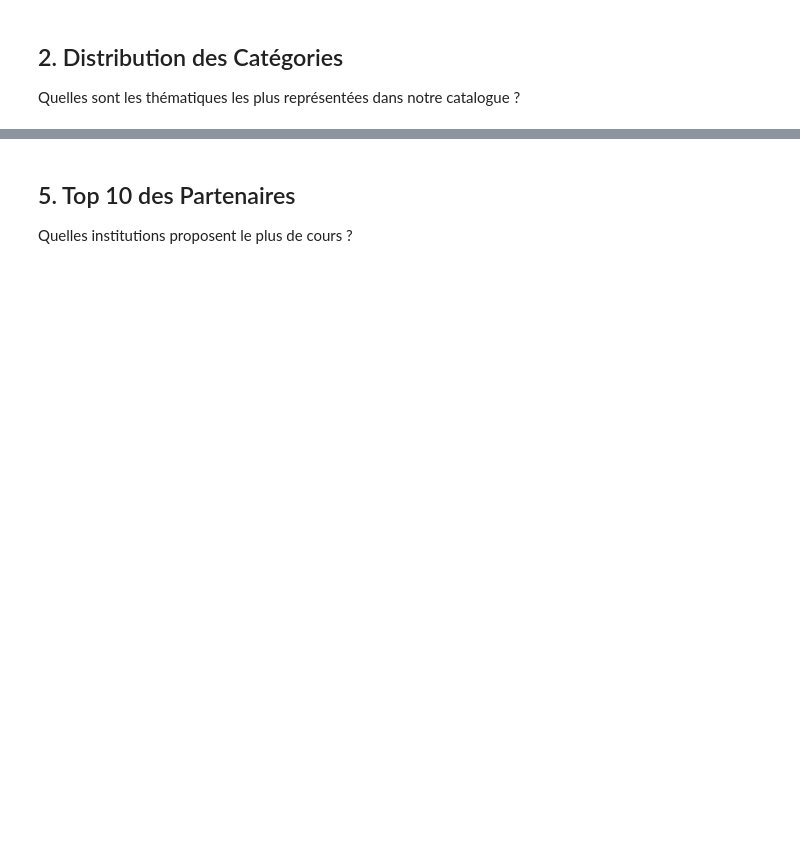
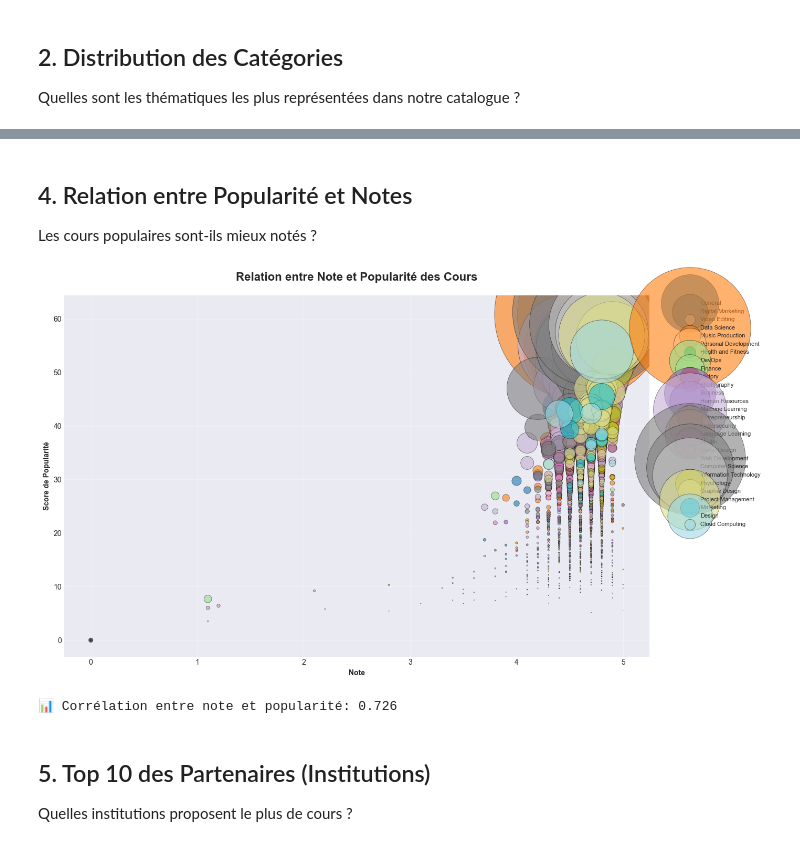
Before and after one commit to Badr-Bouymejjane/PFM_Python_MSDIA, a Jupyter notebook: notebooks/Data_Visualisation.ipynb, the cells around one changed output, grey strips where cells are left out. Cells and saved outputs as stored; diff of their text form; code cells hidden in the pictures; blank space fills up the shorter version.

```diff
--- a/notebooks/Data_Visualisation.ipynb
+++ b/notebooks/Data_Visualisation.ipynb
@@ -102,3 +158,42 @@ fig.show()
+# %% [markdown]
+## 4. Relation entre Popularité et Notes
+Les cours populaires sont-ils mieux notés ?
+# %%
+# Créer un scatter plot
+fig, ax = plt.subplots(figsize=(14, 8))
+
+# Obtenir les catégories uniques et leur assigner des couleurs
+categories = df['category'].unique()
+colors_map = cm.tab20(np.linspace(0, 1, len(categories)))
+category_colors = {cat: colors_map[i] for i, cat in enumerate(categories)}
+
+# Créer le scatter plot par catégorie
+for category in categories:
+    mask = df['category'] == category
+    ax.scatter(df[mask]['rating'],
+              df[mask]['popularity_score'],
+              s=df[mask]['num_ratings']/10,  # Taille basée sur le nombre de ratings
+              alpha=0.6,
+              c=[category_colors[category]],
+              label=category,
+              edgecolors='black',
+              linewidth=0.5)
+
+ax.set_xlabel('Note', fontweight='bold')
+ax.set_ylabel('Score de Popularité', fontweight='bold')
+ax.set_title('Relation entre Note et Popularité des Cours', fontsize=16, fontweight='bold', pad=20)
+ax.legend(bbox_to_anchor=(1.05, 1), loc='upper left', fontsize=8)
+ax.grid(alpha=0.3)
+
+plt.tight_layout()
+plt.show()
+
+# Calculer la corrélation
+correlation = df['rating'].corr(df['popularity_score'])
+print(f"\n📊 Corrélation entre note et popularité: {correlation:.3f}")
+# %% [output]
+[figure, added]
+📊 Corrélation entre note et popularité: 0.726
 # %% [markdown]
-## 5. Top 10 des Partenaires
+## 5. Top 10 des Partenaires (Institutions)
 Quelles institutions proposent le plus de cours ?
```
Also changed, not shown: parts of 26 cells of this notebook, 18 other files.
